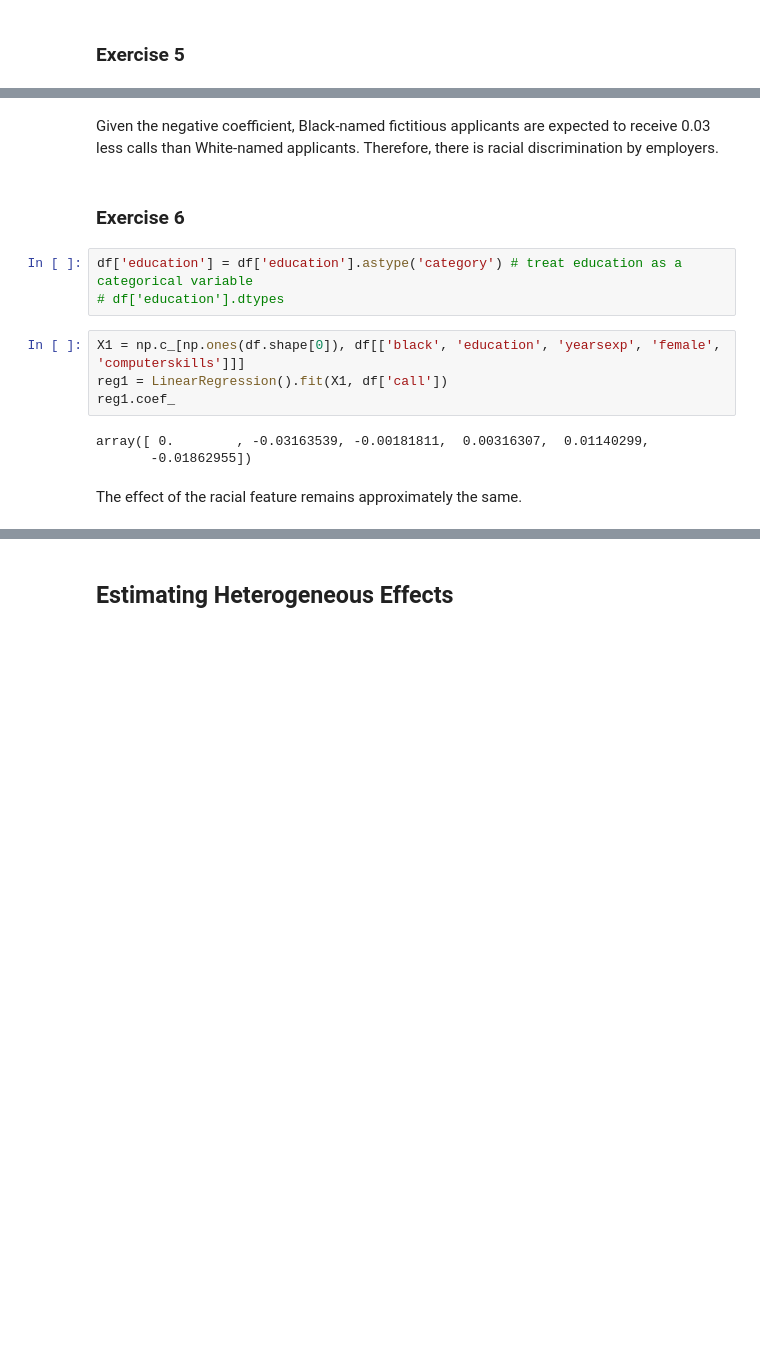
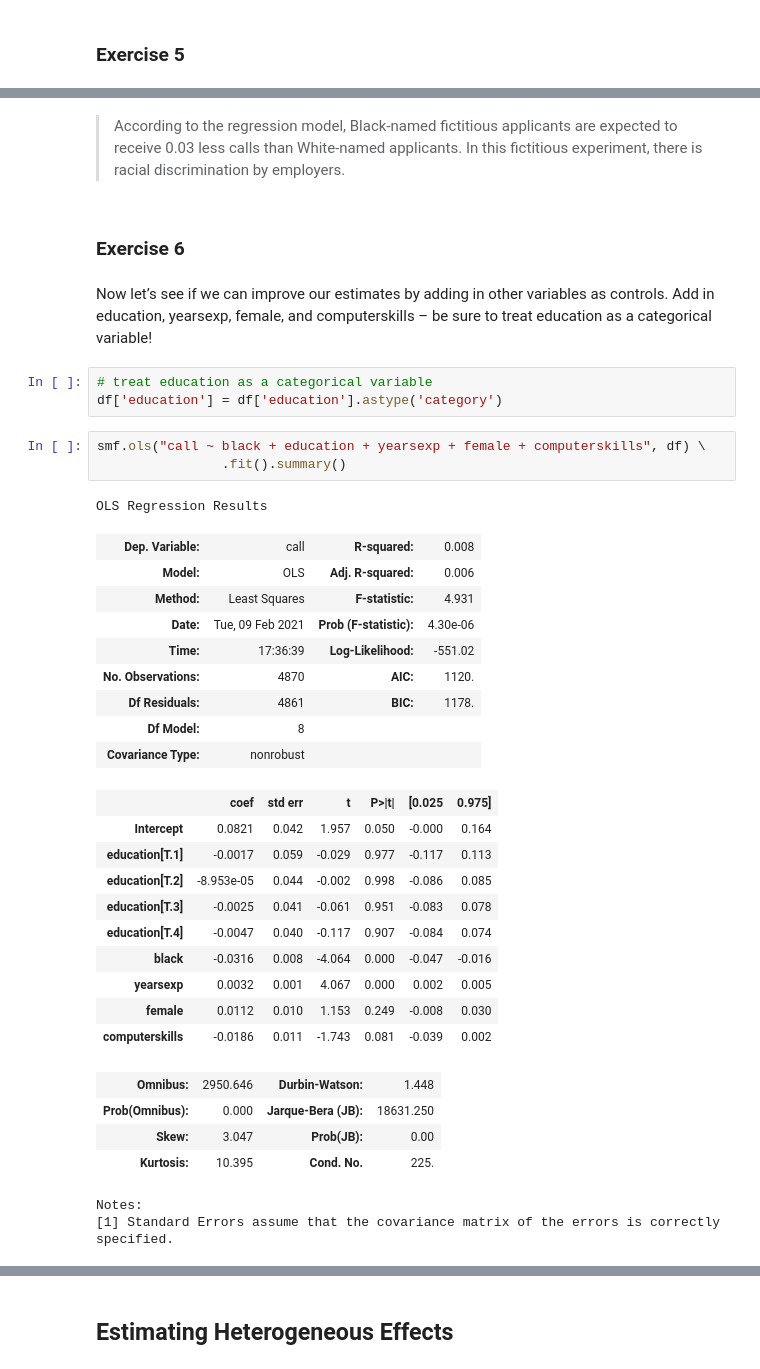
Before and after one commit to solaris-2578/IDS-701-Unifying-DS, a Jupyter notebook: 02_Resume_Experiment_Analysis/Resume_Experiment_Analysis.ipynb, the cells around one changed output, grey strips where cells are left out. Saved outputs shown, nothing was run; the diff lists cells and outputs as text; blank space fills up the shorter version.

```diff
--- a/02_Resume_Experiment_Analysis/Resume_Experiment_Analysis.ipynb
+++ b/02_Resume_Experiment_Analysis/Resume_Experiment_Analysis.ipynb
@@ -111,16 +138,39 @@ array([ 0.        , -0.03203285])
 # %% [markdown]
-Given the negative coefficient, Black-named fictitious applicants are expected to receive 0.03 less calls than White-named applicants. Therefore, there is racial discrimination by employers.
+> According to the regression model, Black-named fictitious applicants are expected to receive 0.03 less calls than White-named applicants. In this fictitious experiment, there is racial discrimination by employers.
 # %% [markdown]
 ### Exercise 6
+# %% [markdown]
+Now let’s see if we can improve our estimates by adding in other variables as controls. Add in education, yearsexp, female, and computerskills – be sure to treat education as a categorical variable!
 # %%
-df['education'] = df['education'].astype('category') # treat education as a categorical variable
-# df['education'].dtypes
+# treat education as a categorical variable
+df['education'] = df['education'].astype('category')
-# %%
-X1 = np.c_[np.ones(df.shape[0]), df[['black', 'education', 'yearsexp', 'female', 'computerskills']]]
-reg1 = LinearRegression().fit(X1, df['call'])
-reg1.coef_
-# %% [output]
-array([ 0.        , -0.03163539, -0.00181811,  0.00316307,  0.01140299,
-       -0.01862955])
-# %% [markdown]
-The effect of the racial feature remains approximately the same.
+# %%
+smf.ols("call ~ black + education + yearsexp + female + computerskills", df) \
+                .fit().summary()
+# %% [output]
+OLS Regression Results
+| Dep. Variable: | call | R-squared: | 0.008 |
+| Model: | OLS | Adj. R-squared: | 0.006 |
+| Method: | Least Squares | F-statistic: | 4.931 |
+| Date: | Tue, 09 Feb 2021 | Prob (F-statistic): | 4.30e-06 |
+| Time: | 17:36:39 | Log-Likelihood: | -551.02 |
+| No. Observations: | 4870 | AIC: | 1120. |
+| Df Residuals: | 4861 | BIC: | 1178. |
+| Df Model: | 8 |  |  |
+| Covariance Type: | nonrobust |  |  |
+|  | coef | std err | t | P>|t| | [0.025 | 0.975] |
+| Intercept | 0.0821 | 0.042 | 1.957 | 0.050 | -0.000 | 0.164 |
+| education[T.1] | -0.0017 | 0.059 | -0.029 | 0.977 | -0.117 | 0.113 |
+| education[T.2] | -8.953e-05 | 0.044 | -0.002 | 0.998 | -0.086 | 0.085 |
+| education[T.3] | -0.0025 | 0.041 | -0.061 | 0.951 | -0.083 | 0.078 |
+| education[T.4] | -0.0047 | 0.040 | -0.117 | 0.907 | -0.084 | 0.074 |
+| black | -0.0316 | 0.008 | -4.064 | 0.000 | -0.047 | -0.016 |
+| yearsexp | 0.0032 | 0.001 | 4.067 | 0.000 | 0.002 | 0.005 |
+| female | 0.0112 | 0.010 | 1.153 | 0.249 | -0.008 | 0.030 |
+| computerskills | -0.0186 | 0.011 | -1.743 | 0.081 | -0.039 | 0.002 |
+| Omnibus: | 2950.646 | Durbin-Watson: | 1.448 |
+| Prob(Omnibus): | 0.000 | Jarque-Bera (JB): | 18631.250 |
+| Skew: | 3.047 | Prob(JB): | 0.00 |
+| Kurtosis: | 10.395 | Cond. No. | 225. |
+Notes:
+[1] Standard Errors assume that the covariance matrix of the errors is correctly specified.
```
Also changed, not shown: parts of 34 cells of this notebook, 2 other files.
